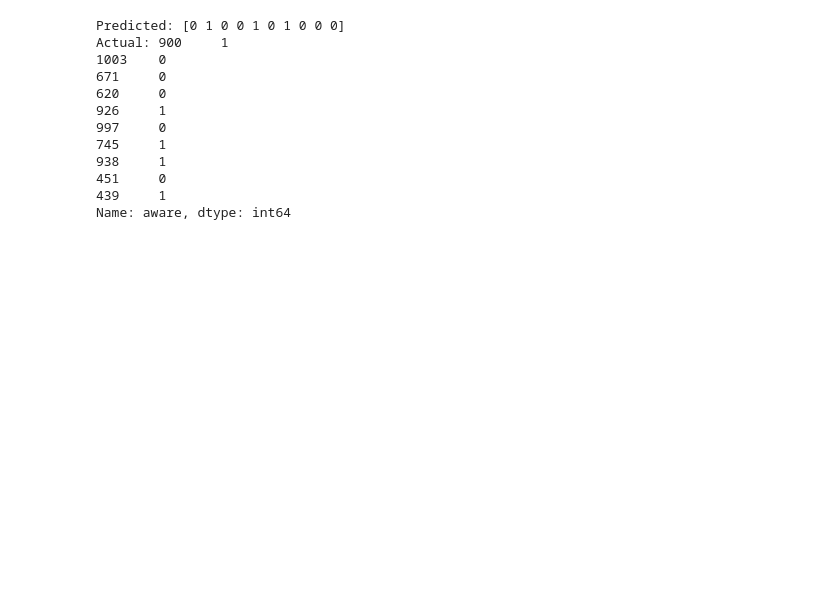
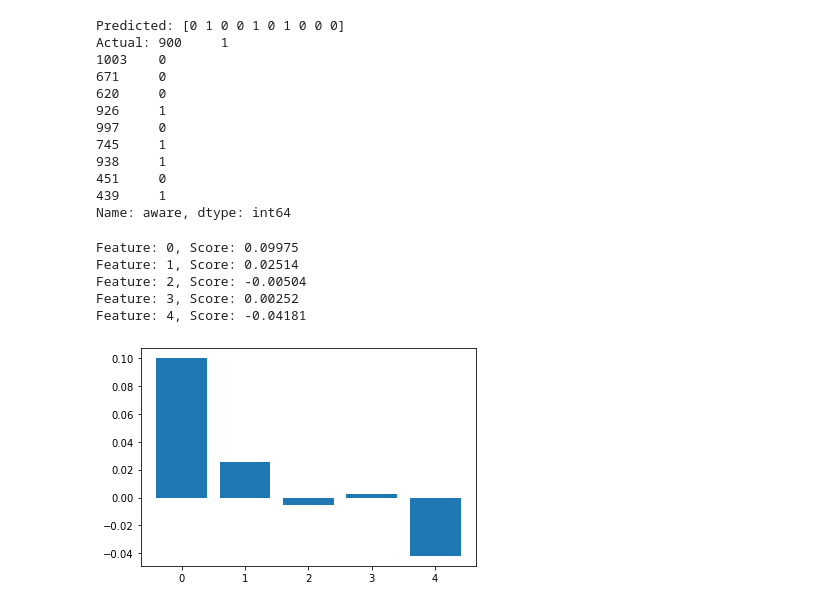
Before and after one commit to nahomHmichael/abtest-mlops, a Jupyter notebook: notebooks/logisticsRegression-modeling.ipynb, the cells around one changed output. Drawn from its saved outputs; the diff is of its cells as text; code cells hidden in the pictures; blank space fills up the shorter version.

Commit message:
get importance

```diff
--- a/notebooks/logisticsRegression-modeling.ipynb
+++ b/notebooks/logisticsRegression-modeling.ipynb
@@ -179,3 +179,19 @@ Actual: 900     1
 451     0
 439     1
 Name: aware, dtype: int64
+# %%
+# get importance
+importance = log.coef_[0]
+# summarize feature importance
+for i,v in enumerate(importance):
+	print('Feature: %0d, Score: %.5f' % (i,v))
+# plot feature importance
+pyplot.bar([x for x in range(len(importance))], importance)
+pyplot.show()
+# %% [output]
+Feature: 0, Score: 0.09975
+Feature: 1, Score: 0.02514
+Feature: 2, Score: -0.00504
+Feature: 3, Score: 0.00252
+Feature: 4, Score: -0.04181
+[figure, added]
```
Also changed, not shown: parts of 1 cell of this notebook.
